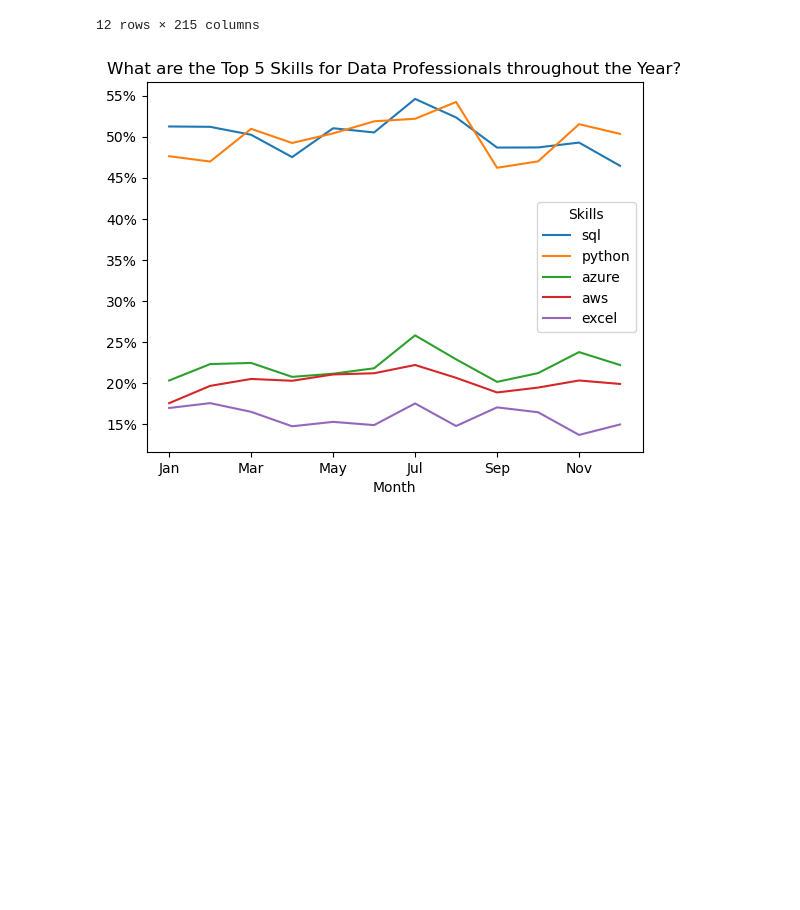
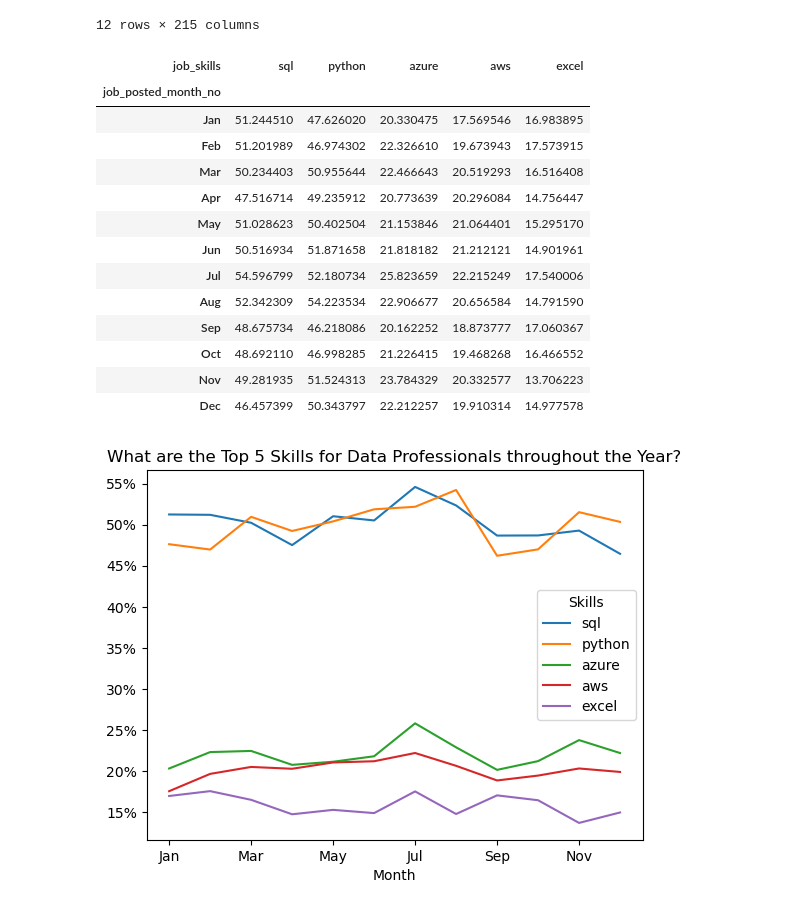
Before and after one commit to Mizan95/Project_Data_Analysis, a Jupyter notebook: 3_Trend_Skills_through_Year.ipynb, the cells around one changed output. Cells and saved outputs as stored; diff of their text form; code cells hidden in the pictures; blank space fills up the shorter version.

```diff
--- a/3_Trend_Skills_through_Year.ipynb
+++ b/3_Trend_Skills_through_Year.ipynb
@@ -176,6 +236,25 @@ df_UK_percent
 | Nov | 49.281935 | 51.524313 | 23.784329 | 20.332577 | 13.706223 | 14.940791 | 12.849584 | 10.330058 | 10.052910 | 7.004283 | ... |
 | Dec | 46.457399 | 50.343797 | 22.212257 | 19.910314 | 14.977578 | 14.529148 | 13.034380 | 11.150972 | 9.626308 | 8.609865 | ... |
 12 rows × 215 columns
+# %%
+data_percentage_subset = df_UK_percent.iloc[:, :5]
+
+data_percentage_subset
+# %% [output]
+| job_skills | sql | python | azure | aws | excel |
+| job_posted_month_no |  |  |  |  |  |
+| Jan | 51.244510 | 47.626020 | 20.330475 | 17.569546 | 16.983895 |
+| Feb | 51.201989 | 46.974302 | 22.326610 | 19.673943 | 17.573915 |
+| Mar | 50.234403 | 50.955644 | 22.466643 | 20.519293 | 16.516408 |
+| Apr | 47.516714 | 49.235912 | 20.773639 | 20.296084 | 14.756447 |
+| May | 51.028623 | 50.402504 | 21.153846 | 21.064401 | 15.295170 |
+| Jun | 50.516934 | 51.871658 | 21.818182 | 21.212121 | 14.901961 |
+| Jul | 54.596799 | 52.180734 | 25.823659 | 22.215249 | 17.540006 |
+| Aug | 52.342309 | 54.223534 | 22.906677 | 20.656584 | 14.791590 |
+| Sep | 48.675734 | 46.218086 | 20.162252 | 18.873777 | 17.060367 |
+| Oct | 48.692110 | 46.998285 | 21.226415 | 19.468268 | 16.466552 |
+| Nov | 49.281935 | 51.524313 | 23.784329 | 20.332577 | 13.706223 |
+| Dec | 46.457399 | 50.343797 | 22.212257 | 19.910314 | 14.977578 |
 # %%
 # Plot top 5 skills on line graph using Matplotlib
 # Top 5 skills (columns) are accessed with .iloc method
```
Also changed, not shown: parts of 11 cells of this notebook.
